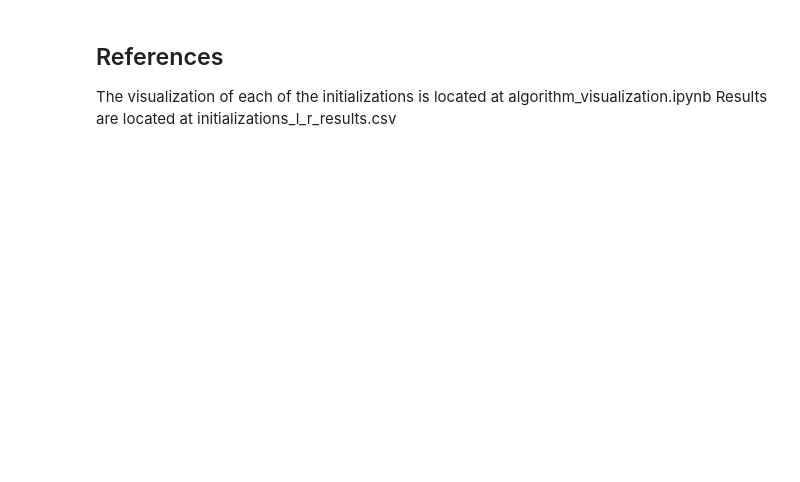
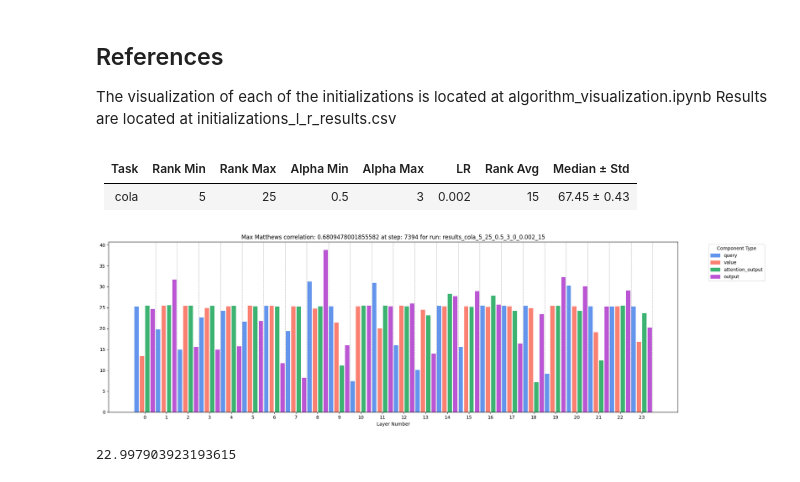
Before and after one commit to mallahova/loraxs, a Jupyter notebook: tasks/adaptive_rank_allocation/initializations_l_r/initializations_l_r_report.ipynb, the cells around one changed output. Cells and saved outputs as stored; diff of their text form; code cells hidden in the pictures; blank space fills up the shorter version.

Commit message:
Added 90% memory experiment

```diff
--- a/tasks/adaptive_rank_allocation/initializations_l_r/initializations_l_r_report.ipynb
+++ b/tasks/adaptive_rank_allocation/initializations_l_r/initializations_l_r_report.ipynb
@@ -16,7 +16,7 @@ def get_results(project:str, entity:str ):
     runs = api.runs(f"{entity}/{project}")
     run_max_metrics = []
     for run in runs:
-        if run.name[-2:] == "20":
+        if run.name[-2:] == "20" or True:
             # Extract seed and history
             seed = run.config.get("seed", "N/A")
             run_history = run.history()
@@ -473,3 +473,27 @@ At the beginning of the training (first 2 epochs), the ranks for first 33% of th
 ## References
 The visualization of each of the initializations is located at algorithm_visualization.ipynb
 Results are located at initializations_l_r_results.csv
+# %%
+project = "90_percent_memory_experiment"
+entity = "mallahova"
+run_max_metrics=get_results(project=project, entity=entity)
+print_stats(run_max_metrics, project)
+# plot_results(run_max_metrics)
+# best_run = max(run_max_metrics, key=lambda x: x["overall_max"])
+# plot_rank_allocation_by_component_type(values, component_types)
+# # print_results(run_max_metrics)
+# %% [output]
+| Task   |   Rank Min |   Rank Max |   Alpha Min |   Alpha Max |    LR |   Rank Avg | Median ± Std   |
+|:-------|-----------:|-----------:|------------:|------------:|------:|-----------:|:---------------|
+| cola   |          5 |         25 |         0.5 |           3 | 0.002 |         15 | 67.45 ± 0.43   |
+# %%
+
+best_run = max(run_max_metrics, key=lambda x: x["overall_max"])
+values, component_types=plot_rank_distribution(project=project, entity=entity, run_name=best_run['run_name'])
+# %% [output]
+[figure, added]
+# %%
+
+values.sum()/96
+# %% [output]
+22.997903923193615
```
Also changed, not shown: parts of 1 cell of this notebook, 3 other files.
